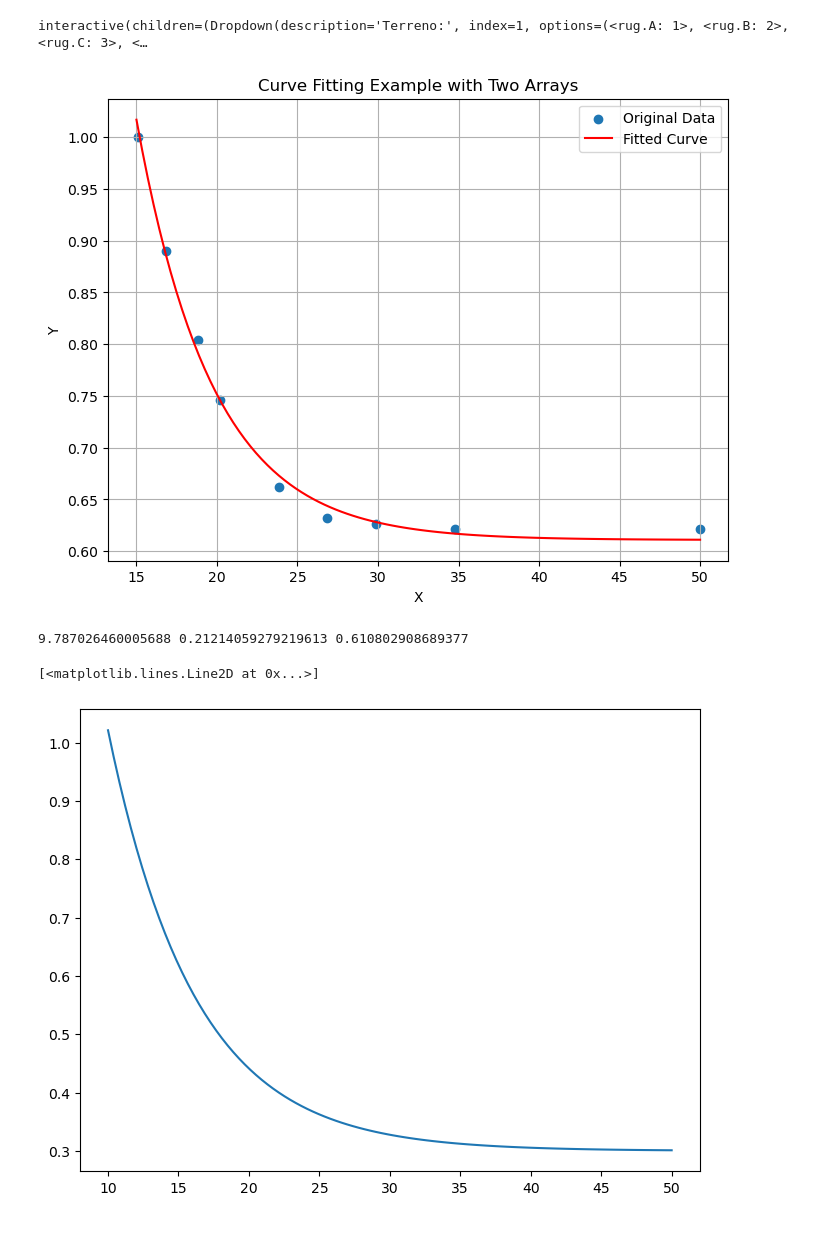
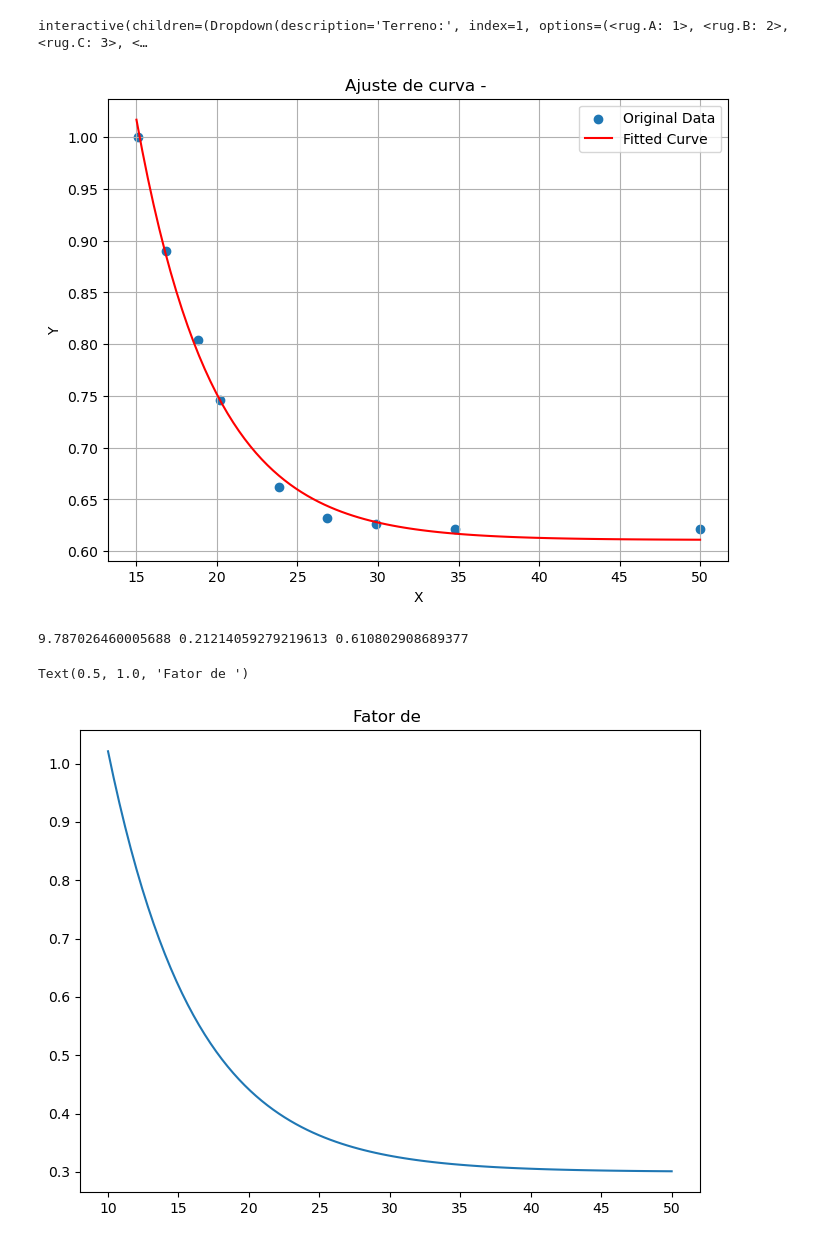
Before and after one commit to carloskleber/nbr5422, a Jupyter notebook: python/esforcosVento.ipynb, the cells around one changed output. Drawn from its saved outputs; the diff is of its cells as text; code cells hidden in the pictures.

```diff
--- a/python/esforcosVento.ipynb
+++ b/python/esforcosVento.ipynb
@@ -95,19 +95,20 @@ plt.scatter(x, y, label='Original Data')
 plt.plot(x_data, y_fit, color='red', label='Fitted Curve')
 plt.xlabel('X')
 plt.ylabel('Y')
-plt.title('Curve Fitting Example with Two Arrays')
+plt.title('Ajuste de curva - ')
 plt.legend()
 plt.grid(True)
 plt.show()
 print(a_fit, b_fit, c_fit)
 # %% [output]
-[figure, old version]
+[figure, new version]
 9.787026460005688 0.21214059279219613 0.610802908689377
 # %%
 v = np.linspace(10, 50, 100)
 y = 3.68 * np.exp(-0.163*v) + 0.3
 plt.figure(figsize=(8, 6))
 plt.plot(v, y)
+plt.title('Fator de ')
 # %% [output]
-[<matplotlib.lines.Line2D at 0x...>]
+Text(0.5, 1.0, 'Fator de ')
-[figure, old version]
+[figure, new version]
```
Also changed, not shown: parts of 1 cell of this notebook.
